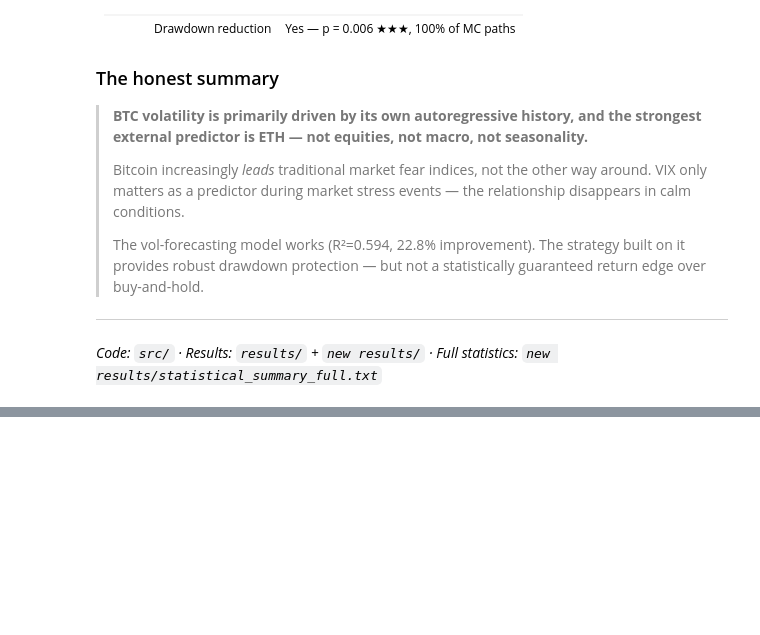
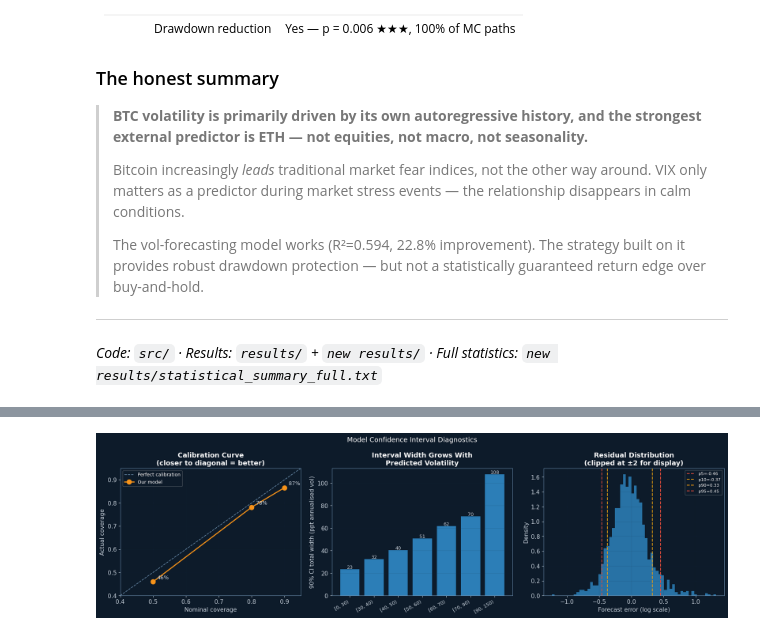
Before and after one commit to kianjagtiani/Modeling_Spillover_Shocks, a Jupyter notebook: btc_volatility_research.ipynb, the cells around one changed output, grey strips where cells are left out. Cells and saved outputs as stored; diff of their text form; code cells hidden in the pictures; blank space fills up the shorter version.

```diff
--- a/btc_volatility_research.ipynb
+++ b/btc_volatility_research.ipynb
@@ -653,0 +699,62 @@ Path simulation (300 GBM paths, 252-day horizon):
+# %%
+# ── Chart 2: Calibration ─────────────────────────────────────────────────────
+# Actual coverage vs nominal — only for the three quantile pairs saved
+# (50%: rq25/rq75, 80%: rq10/rq90, 90%: rq05/rq95)
+nominal_levels = [0.50, 0.80, 0.90]
+lo_hi_cols = [('rq_25', 'rq_75'), ('rq_10', 'rq_90'), ('rq_05', 'rq_95')]
+actual_cov = []
+
+for level, (lo_col, hi_col) in zip(nominal_levels, lo_hi_cols):
+    lo = preds['predicted'] + preds[lo_col]
+    hi = preds['predicted'] + preds[hi_col]
+    cov = ((preds['actual'] >= lo) & (preds['actual'] <= hi)).dropna().mean()
+    actual_cov.append(float(cov))
+
+fig, axes = plt.subplots(1, 3, figsize=(17, 5))
+fig.suptitle('Model Confidence Interval Diagnostics', fontsize=13)
+
+# Calibration curve
+ax = axes[0]
+ax.plot([0.4, 1.0], [0.4, 1.0], color=GRAY, linestyle='--', linewidth=1.2, label='Perfect calibration')
+ax.plot(nominal_levels, actual_cov, color=ORANGE, marker='o', linewidth=2, markersize=9, label='Our model')
+for nom, act in zip(nominal_levels, actual_cov):
+    ax.annotate(f'{act:.0%}', (nom, act), textcoords='offset points',
+                xytext=(8, 5), fontsize=10, color=LTGRAY)
+ax.set_xlabel('Nominal coverage')
+ax.set_ylabel('Actual coverage')
+ax.set_title('Calibration Curve\n(closer to diagonal = better)')
+ax.legend(fontsize=9); ax.grid(alpha=0.2)
+ax.set_xlim(0.4, 0.95); ax.set_ylim(0.4, 0.95)
+
+# CI width by predicted vol level
+ax2 = axes[1]
+bins = pd.cut(preds['pred_vol_pct'], bins=[0,30,40,50,60,70,90,150], right=False)
+ci_by_bin = preds.groupby(bins)['ci90_width_vol'].median()
+ax2.bar(range(len(ci_by_bin)), ci_by_bin.values, color=BLUE, alpha=0.8, edgecolor='none')
+ax2.set_xticks(range(len(ci_by_bin)))
+ax2.set_xticklabels([str(b) for b in ci_by_bin.index], rotation=30, ha='right', fontsize=9)
+ax2.set_ylabel('90% CI total width (ppt annualised vol)')
+ax2.set_title('Interval Width Grows With\nPredicted Volatility')
+ax2.grid(axis='y', alpha=0.2)
+for i, v in enumerate(ci_by_bin.values):
+    ax2.text(i, v + 0.5, f'{v:.0f}', ha='center', fontsize=9, color=LTGRAY)
+
+# Error distribution with quantile markers
+ax3 = axes[2]
+errs = preds['error'].clip(-2, 2)
+ax3.hist(errs, bins=60, color=BLUE, alpha=0.7, edgecolor='none', density=True)
+for q, label, c in [
+    (0.05, 'p5',  RED),   (0.10, 'p10', '#f39c12'),
+    (0.90, 'p90', '#f39c12'), (0.95, 'p95', RED)
+]:
+    val = preds['error'].quantile(q)
+    ax3.axvline(val, color=c, linewidth=1.5, linestyle='--', label=f'{label}={val:.2f}')
+ax3.set_xlabel('Forecast error (log scale)')
+ax3.set_ylabel('Density')
+ax3.set_title('Residual Distribution\n(clipped at \u00b12 for display)')
+ax3.legend(fontsize=8); ax3.grid(alpha=0.2)
+
+plt.tight_layout()
+plt.show()
+# %% [output]
+[figure, added]
```
Also changed, not shown: parts of 5 cells of this notebook, 1 other file.
